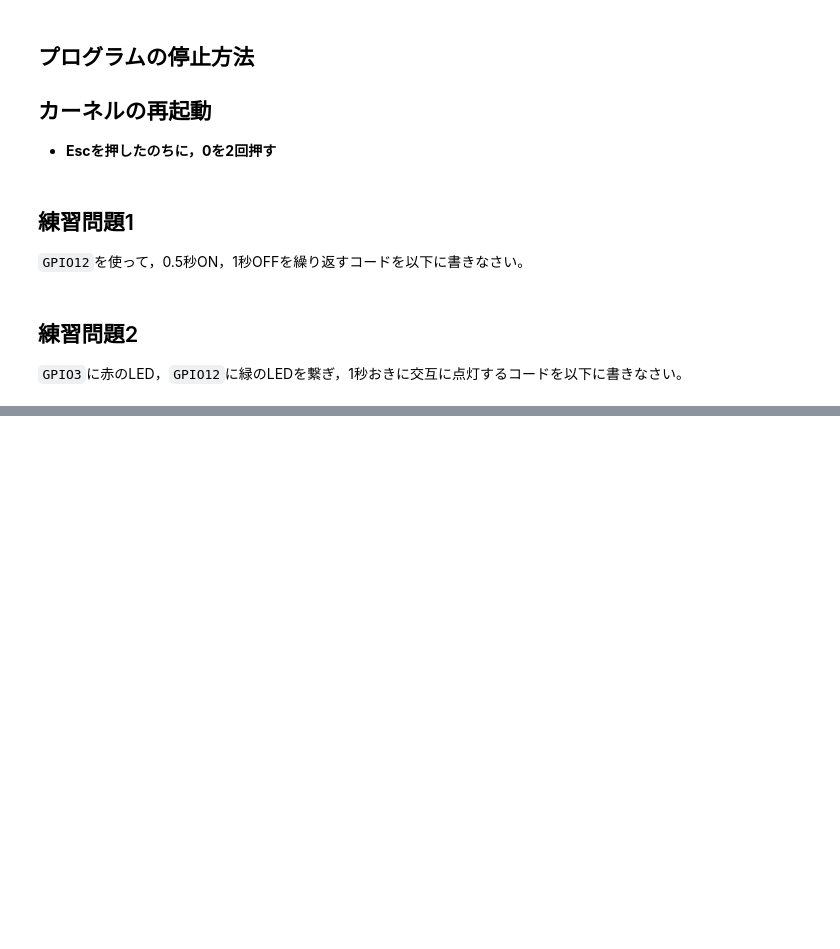
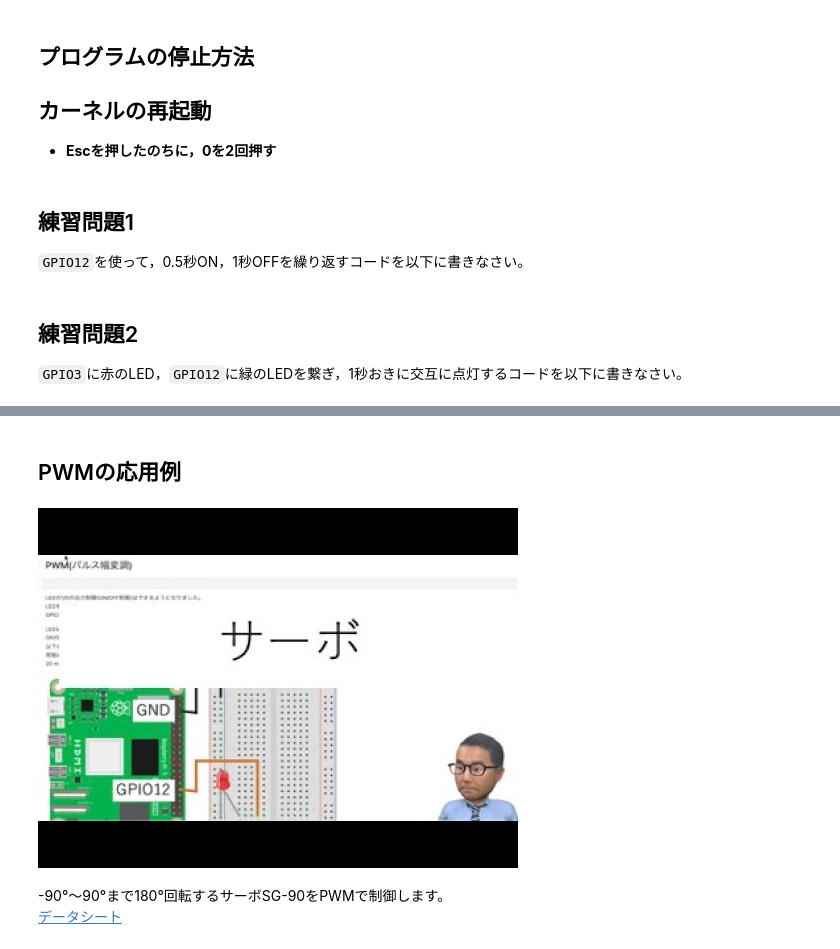
Before and after one commit to cmd-gunma-univ/DX-highschool, a Jupyter notebook: ものつくりDX4.ipynb, the cells around one changed output, grey strips where cells are left out. Saved outputs shown, nothing was run; the diff lists cells and outputs as text; code cells hidden in the pictures; blank space fills up the shorter version.

```diff
--- a/ものつくりDX4.ipynb
+++ b/ものつくりDX4.ipynb
@@ -104,0 +168,10 @@ finally:
+# %% [markdown]
+## PWMの応用例
+# %%
+from IPython.display import YouTubeVideo
+YouTubeVideo('m_9URNnajww', width=700, height=500)
+# %% [output]
+[figure, added]
+# %% [markdown]
+-90°〜90°まで180°回転するサーボSG-90をPWMで制御します。\
+[データシート](https://akizukidenshi.com/goodsaffix/SG90_a.pdf)
```
Also changed, not shown: parts of 9 cells of this notebook.
